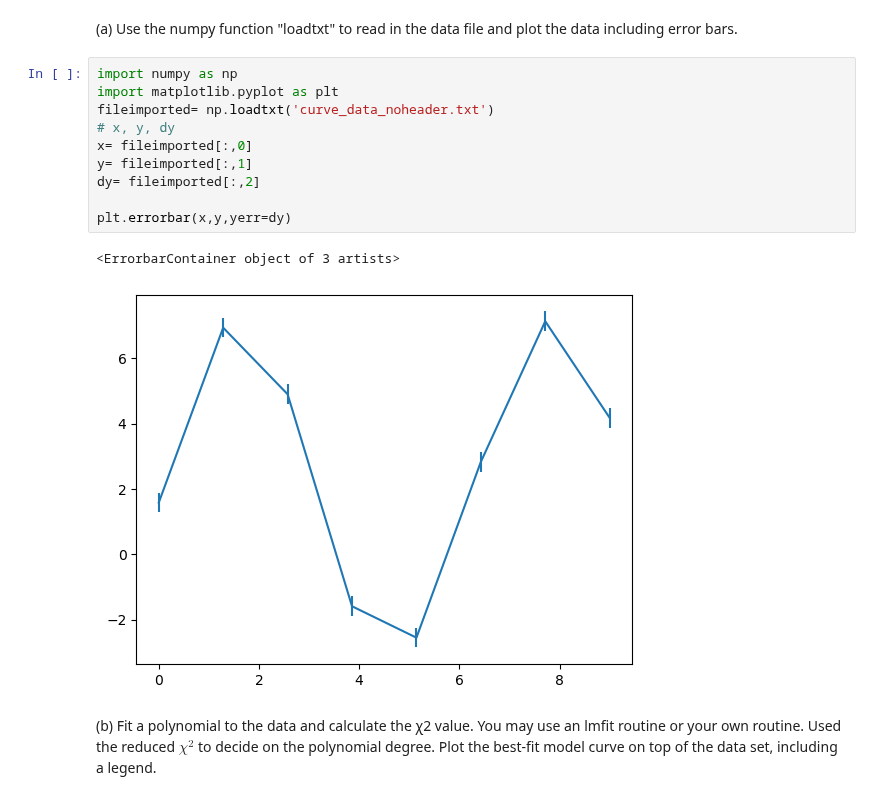
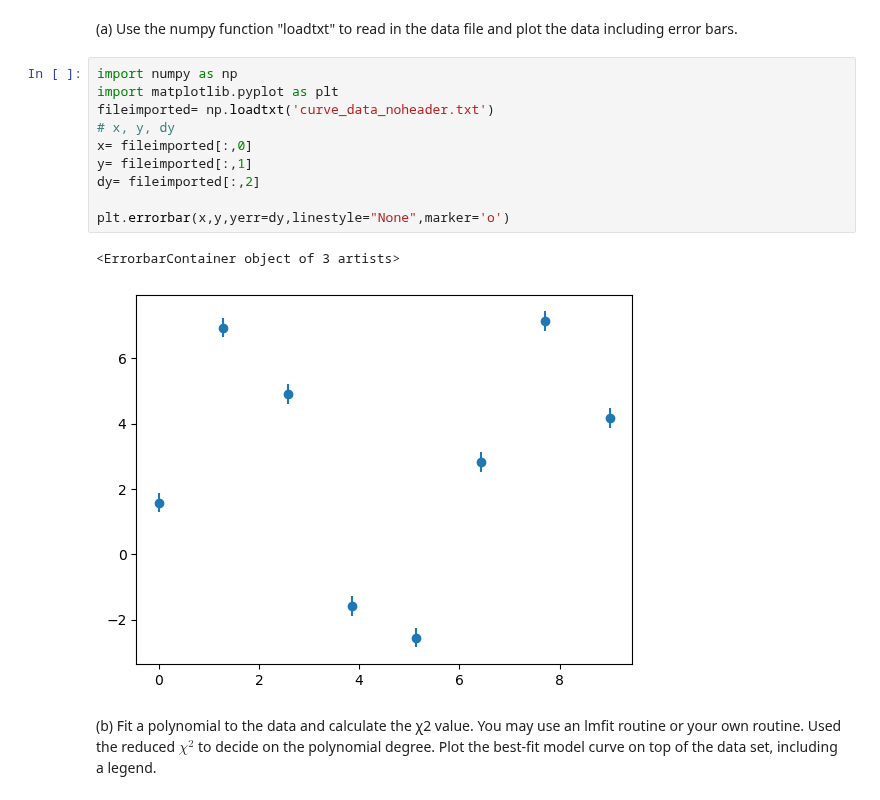
Before and after one commit to LordofDorknes/ProfHurst_PHYS240_Sp23, a Jupyter notebook: Newby/Newby_Robin_Homework7_Problem7.ipynb, the cells around one changed output. Saved outputs shown, nothing was run; the diff lists cells and outputs as text.

```diff
--- a/Newby/Newby_Robin_Homework7_Problem7.ipynb
+++ b/Newby/Newby_Robin_Homework7_Problem7.ipynb
@@ -9,16 +11,16 @@ The data set in the file curve_data.txt was generated from either a polynomial o
 # %%
 import numpy as np
 import matplotlib.pyplot as plt
 fileimported= np.loadtxt('curve_data_noheader.txt')
 # x, y, dy
 x= fileimported[:,0]
 y= fileimported[:,1]
 dy= fileimported[:,2]
 
-plt.errorbar(x,y,yerr=dy)
+plt.errorbar(x,y,yerr=dy,linestyle="None",marker='o')
 # %% [output]
 <ErrorbarContainer object of 3 artists>
-[figure, old version]
+[figure, new version]
 # %% [markdown]
 (b) Fit a polynomial to the data and calculate the χ2 value. You may use an lmfit routine or your own routine. Used the reduced $\chi^2$ to decide on the polynomial degree. Plot the best-fit model curve on top of the data set, including a legend.
 # %%
```
Also changed, not shown: parts of 6 cells of this notebook.
